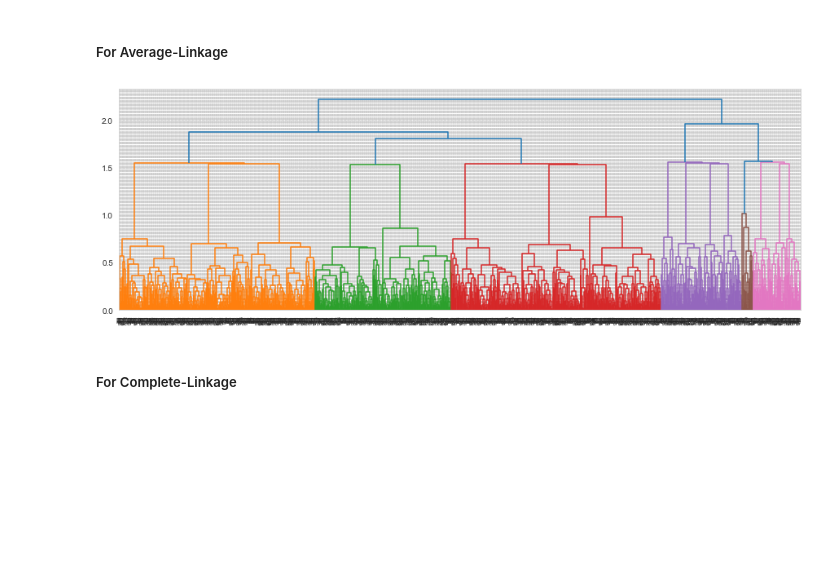
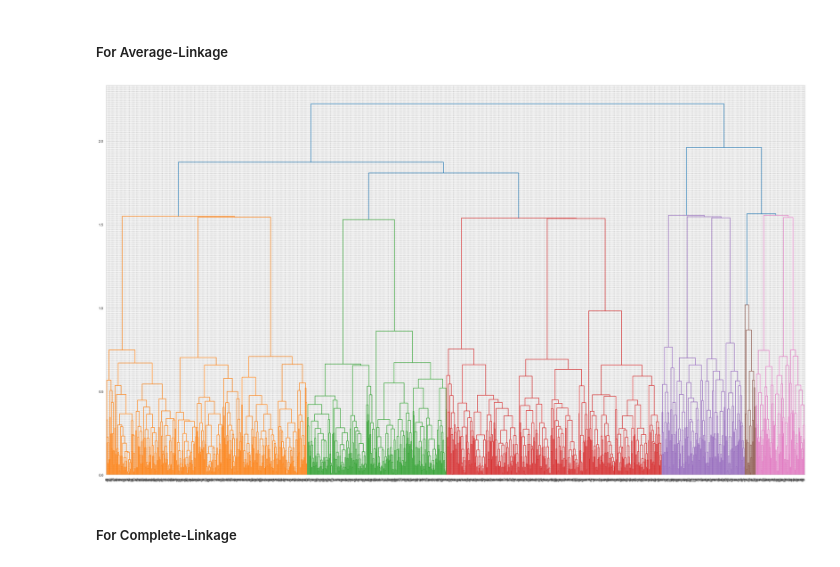
Before and after one commit to Sun-Chirawat/Senior-Project-CS, a Jupyter notebook: Clustering Modelling.ipynb, the cells around one changed output. Saved outputs shown, nothing was run; the diff lists cells and outputs as text; code cells hidden in the pictures; blank space fills up the shorter version.

```diff
--- a/Clustering Modelling.ipynb
+++ b/Clustering Modelling.ipynb
@@ -375,12 +375,12 @@ plt.show()
 # %%
 from scipy.cluster import hierarchy
 import matplotlib.pyplot as plt
 
-plt.figure(figsize = (15, 5))
+plt.figure(figsize = (35, 20))
 dn = hierarchy.dendrogram(hierarchy.linkage(X, 'average'))
 plt.show()
 # %% [output]
-[figure, old version]
+[figure, new version]
 # %% [markdown]
 ##### For Complete-Linkage
 # %%
```
Also changed, not shown: parts of 47 cells of this notebook.
